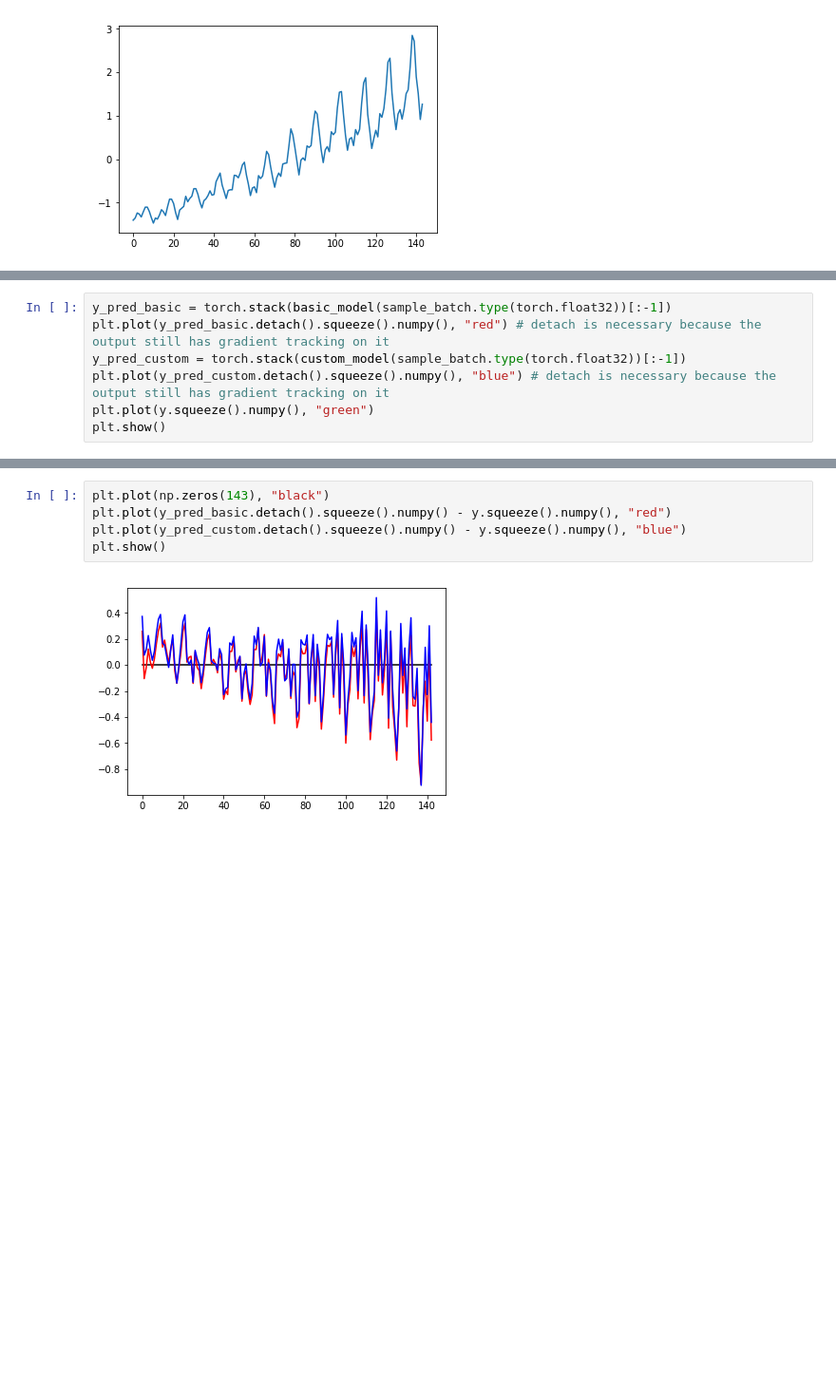
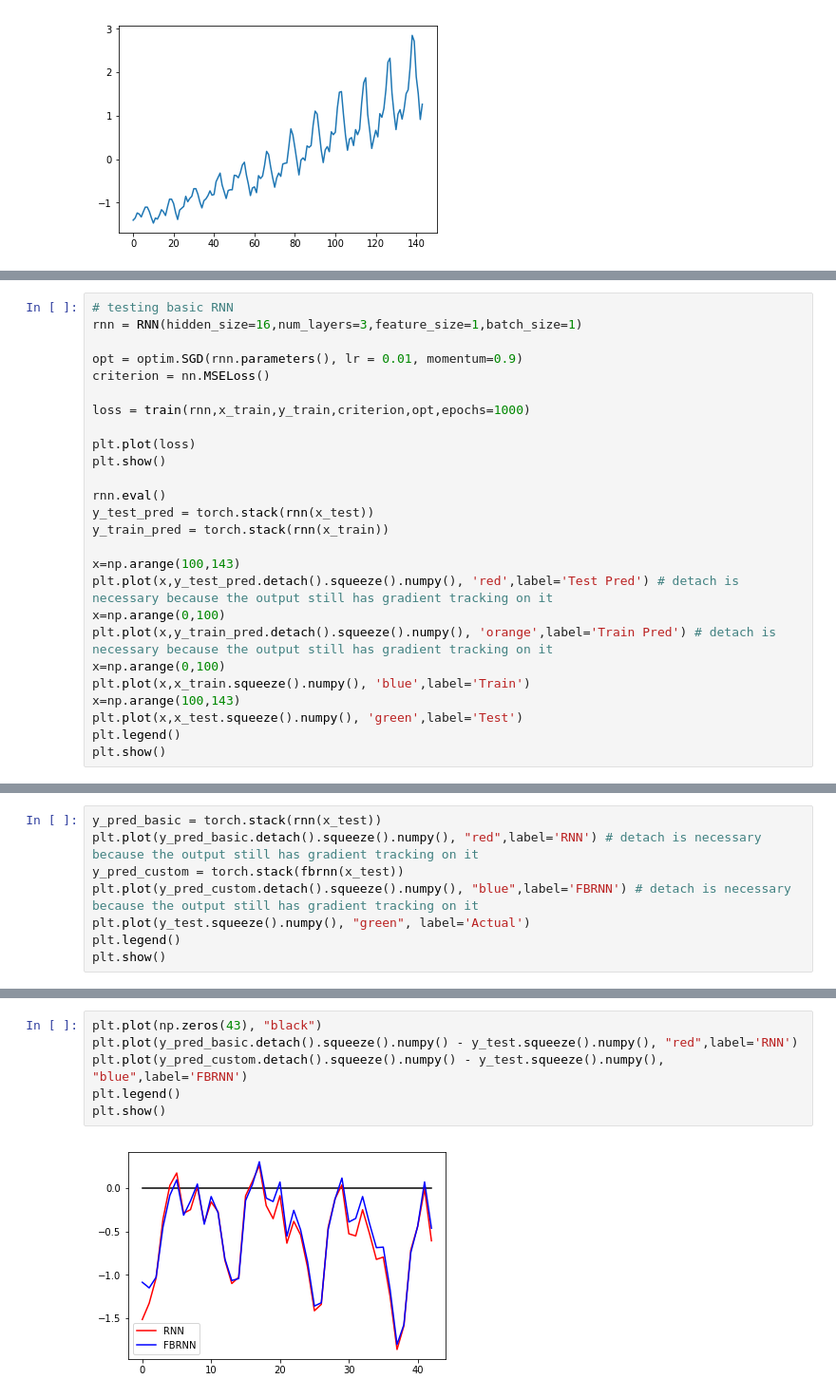
Before and after one commit to jordanott/FBRNN, a Jupyter notebook: Notebooks/FeedBackRNN.ipynb, the cells around one changed output, grey strips where cells are left out. Shown at 95% size. Cells and saved outputs as stored; diff of their text form; blank space fills up the shorter version.

Commit message:
Train test split, plots

```diff
--- a/Notebooks/FeedBackRNN.ipynb
+++ b/Notebooks/FeedBackRNN.ipynb
@@ -86,0 +46,26 @@ plt.show()
+# %%
+# testing basic RNN
+rnn = RNN(hidden_size=16,num_layers=3,feature_size=1,batch_size=1)
+
+opt = optim.SGD(rnn.parameters(), lr = 0.01, momentum=0.9)
+criterion = nn.MSELoss()
+
+loss = train(rnn,x_train,y_train,criterion,opt,epochs=1000)
+
+plt.plot(loss)
+plt.show()
+
+rnn.eval()
+y_test_pred = torch.stack(rnn(x_test))
+y_train_pred = torch.stack(rnn(x_train))
+
+x=np.arange(100,143)
+plt.plot(x,y_test_pred.detach().squeeze().numpy(), 'red',label='Test Pred') # detach is necessary because the output still has gradient tracking on it
+x=np.arange(0,100)
+plt.plot(x,y_train_pred.detach().squeeze().numpy(), 'orange',label='Train Pred') # detach is necessary because the output still has gradient tracking on it
+x=np.arange(0,100)
+plt.plot(x,x_train.squeeze().numpy(), 'blue',label='Train')
+x=np.arange(100,143)
+plt.plot(x,x_test.squeeze().numpy(), 'green',label='Test')
+plt.legend()
+plt.show()
@@ -130,8 +104,9 @@ plt.show()
 # %%
-y_pred_basic = torch.stack(basic_model(sample_batch.type(torch.float32))[:-1])
-plt.plot(y_pred_basic.detach().squeeze().numpy(), "red") # detach is necessary because the output still has gradient tracking on it
-y_pred_custom = torch.stack(custom_model(sample_batch.type(torch.float32))[:-1])
-plt.plot(y_pred_custom.detach().squeeze().numpy(), "blue") # detach is necessary because the output still has gradient tracking on it
-plt.plot(y.squeeze().numpy(), "green")
+y_pred_basic = torch.stack(rnn(x_test))
+plt.plot(y_pred_basic.detach().squeeze().numpy(), "red",label='RNN') # detach is necessary because the output still has gradient tracking on it
+y_pred_custom = torch.stack(fbrnn(x_test))
+plt.plot(y_pred_custom.detach().squeeze().numpy(), "blue",label='FBRNN') # detach is necessary because the output still has gradient tracking on it
+plt.plot(y_test.squeeze().numpy(), "green", label='Actual')
+plt.legend()
 plt.show()
 # %% [output]
@@ -139,7 +114,8 @@ plt.show()
 # %%
-plt.plot(np.zeros(143), "black")
-plt.plot(y_pred_basic.detach().squeeze().numpy() - y.squeeze().numpy(), "red")
-plt.plot(y_pred_custom.detach().squeeze().numpy() - y.squeeze().numpy(), "blue")
+plt.plot(np.zeros(43), "black")
+plt.plot(y_pred_basic.detach().squeeze().numpy() - y_test.squeeze().numpy(), "red",label='RNN')
+plt.plot(y_pred_custom.detach().squeeze().numpy() - y_test.squeeze().numpy(), "blue",label='FBRNN')
+plt.legend()
 plt.show()
 # %% [output]
-[figure, old version]
+[figure, new version]
```
Also changed, not shown: parts of 6 cells of this notebook.
